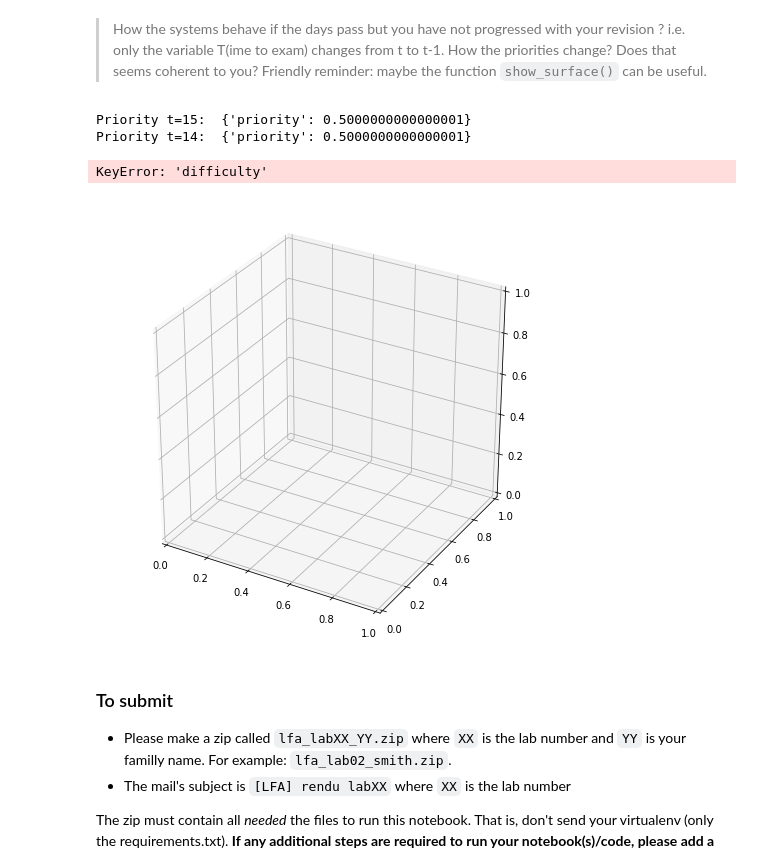
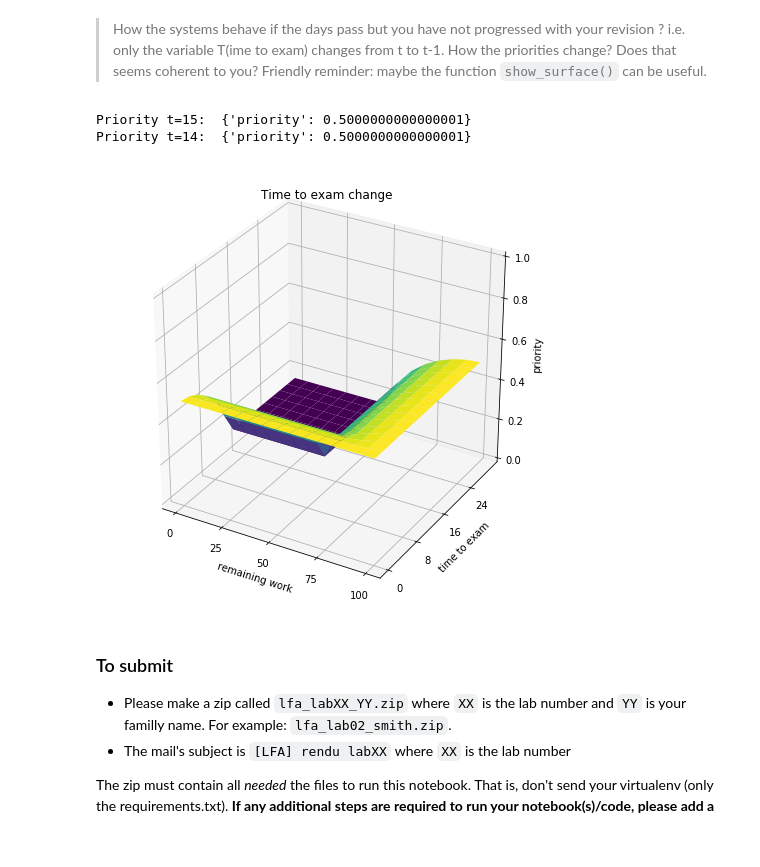
Before and after one commit to Nortalle/LFA_labo_021, a Jupyter notebook: LFA labo 040/000_exam_problem.ipynb, the cells around one changed output. Saved outputs shown, nothing was run; the diff lists cells and outputs as text; code cells hidden in the pictures.

Commit message:
show_surface()

```diff
--- a/LFA labo 040/000_exam_problem.ipynb
+++ b/LFA labo 040/000_exam_problem.ipynb
@@ -376,24 +376,25 @@ Difficulty=6, Importance=9, Remaining work=40, Time to exam=14, predicted_value
 # %%
 testTime1 = {'difficulty': 5,
                 'importance': 5,
                 'remaining work': 50,
                 'time to exam': 15}
 
 testTime2 = {'difficulty': 5,
                     'importance': 5,
                     'remaining work': 50,
                     'time to exam': 14}
 
 print("Priority t=15: ", fis.predict(testTime1))
 print("Priority t=14: ", fis.predict(testTime2))
 fig, ax = plt.subplots(figsize=(8,8), subplot_kw=dict(projection='3d'))
-show_surface(fis, ax=ax, title="Some title", x_label="x", y_label="y", z_label="priority",
-             n_pts=15, x_range=(-1,1), y_range=(-1,1), z_range=(-1,1))
+o_labels = {'difficulty': 0, 'importance': 0}
+show_surface(fis, ax=ax, title="Time to exam change", x_label="remaining work", y_label="time to exam",
+             other_labels=o_labels, z_label="priority",
+             n_pts=15, x_range=(0,100), y_range=(0,30), z_range=(0,1))
 # %% [output]
 Priority t=15:  {'priority': 0.5000000000000001}
 Priority t=14:  {'priority': 0.5000000000000001}
-KeyError: 'difficulty'
-[figure, old version]
+[figure, new version]
 # %% [markdown]
 ### To submit
 
```
Also changed, not shown: parts of 2 cells of this notebook.
